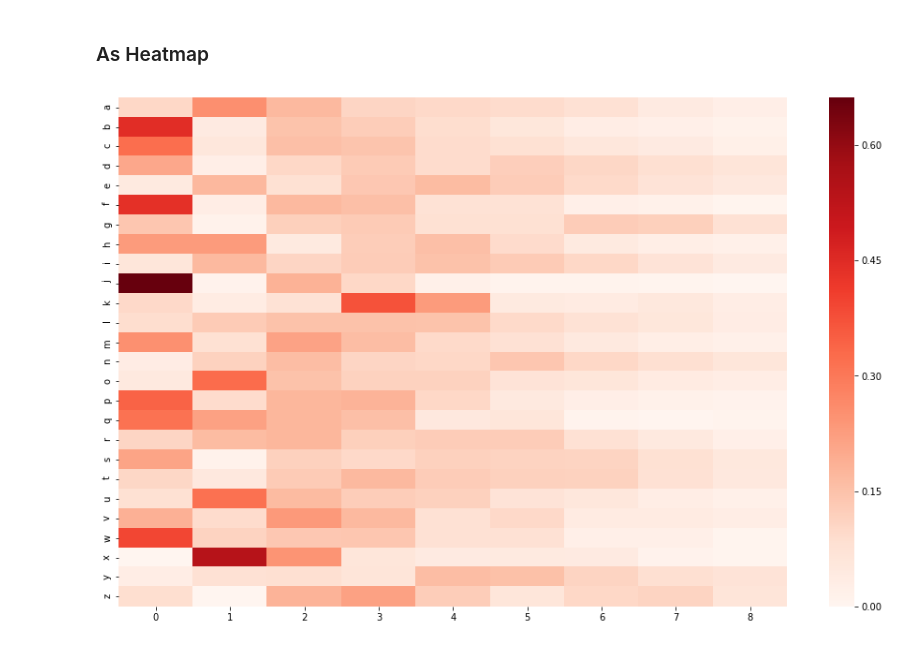
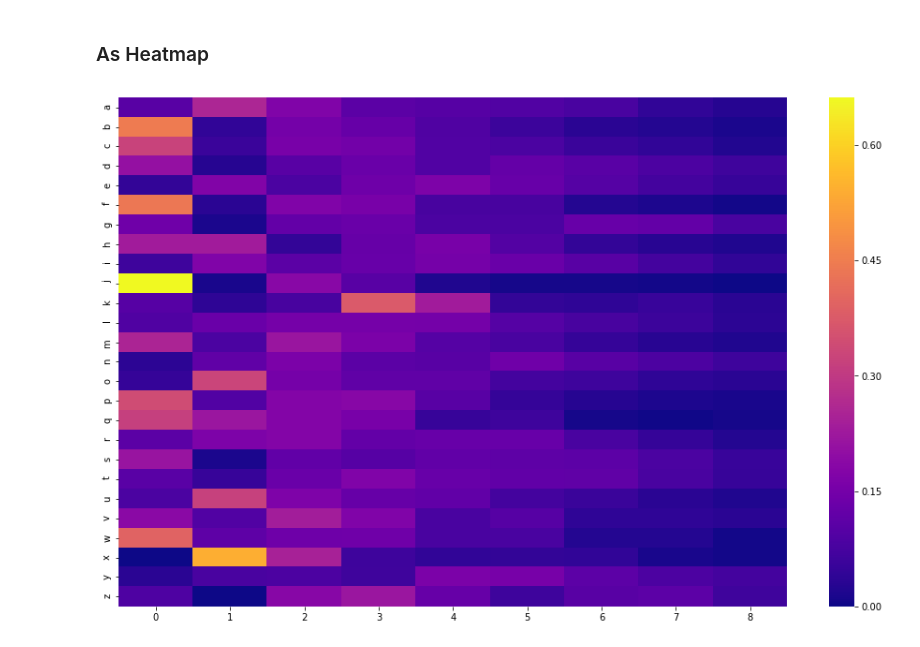
Before and after one commit to NapsterInBlue/LetterDistributions, a Jupyter notebook: function_tinkering.ipynb, the cells around one changed output. Saved outputs shown, nothing was run; the diff lists cells and outputs as text; code cells hidden in the pictures.

```diff
--- a/function_tinkering.ipynb
+++ b/function_tinkering.ipynb
@@ -125,11 +116,15 @@ get_letter_dists(someWords)
 # %% [markdown]
 ### At a lot of Scale
 # %%
-words = []
+def load_all_words():
+    words = []
 
-with open('data/popular.txt') as f:
-    for line in f:
-        words.append(line.strip())
+    with open('data/popular.txt') as f:
+        for line in f:
+            words.append(line.strip())
+    return words
+# %%
+words = load_all_words()
 # %%
 df = get_letter_dists(words)
 # %%
@@ -174,14 +174,14 @@ plt.subplots_adjust(hspace=.75)
 # %%
 vals = (df / df.sum()).loc[:8].T.values
 
 import seaborn as sns
 
-sns.heatmap(vals, cmap='Reds')
+sns.heatmap(vals, cmap='plasma')
 fig = plt.gcf()
 fig.set_size_inches(16, 10)
 ax = plt.gca()
 yax = ax.get_yaxis()
 yax.set_ticks(np.arange(0.5, 26.5, 1))
 _ = yax.set_ticklabels(eachLetter.keys())
 # %% [output]
-[figure, old version]
+[figure, new version]
```
Also changed, not shown: parts of 14 cells of this notebook, 4 other files.
